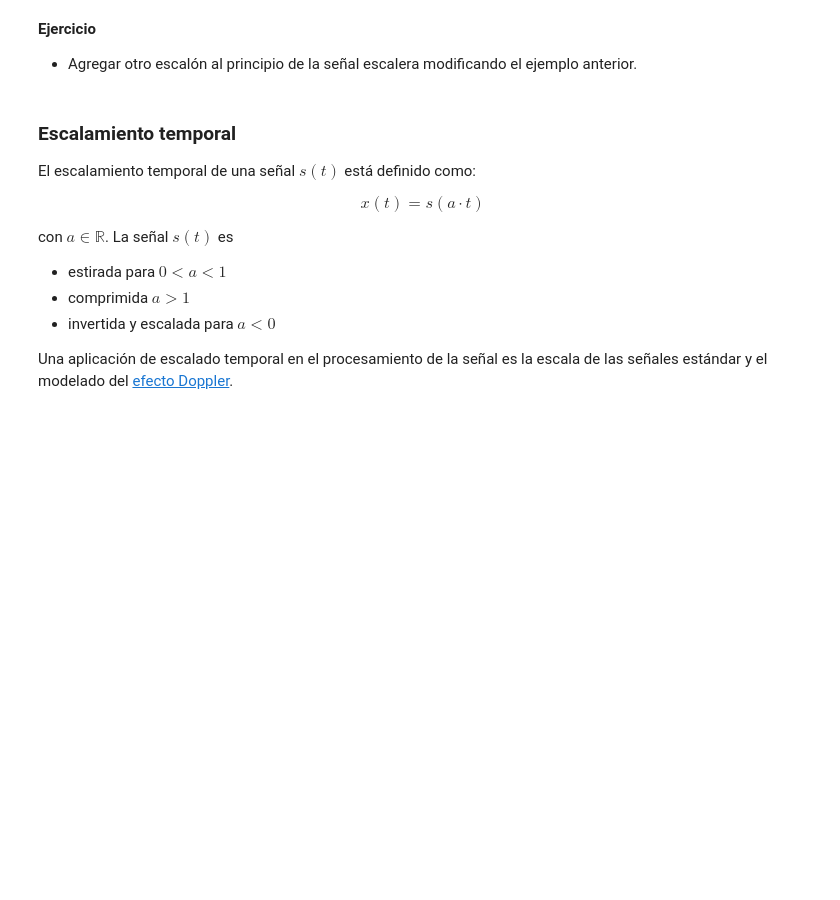
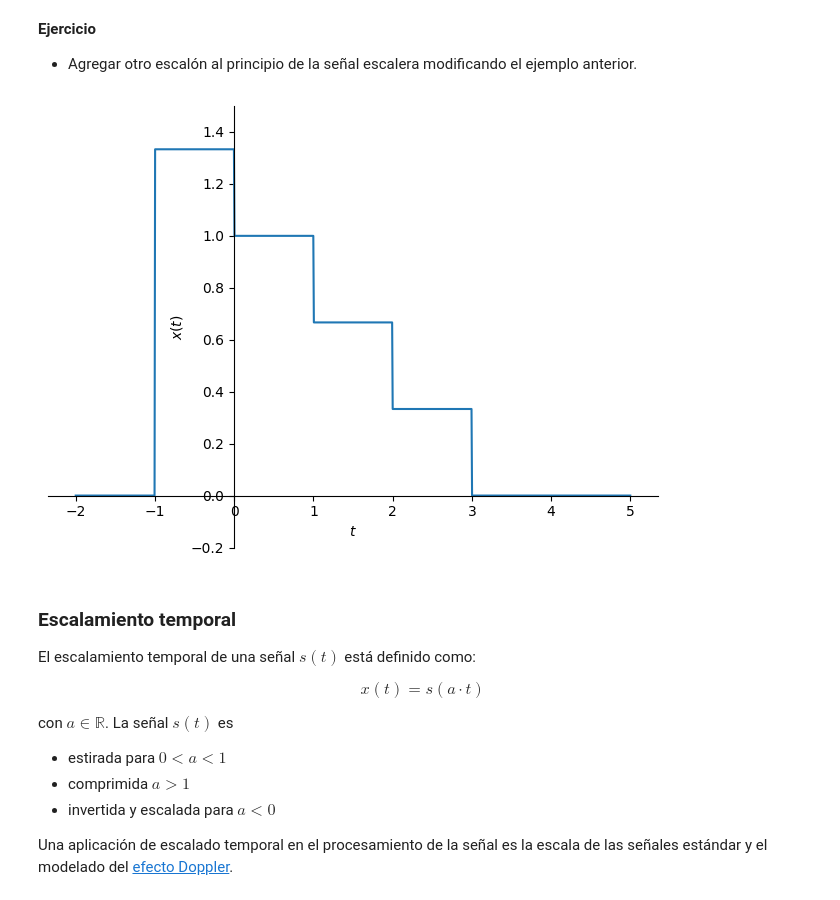
Before and after one commit to juramirezmon/Senales_y_sistemas, a Jupyter notebook: Copia_de_3_Operaciones_de_señales_continuas.ipynb, the cells around one changed output. Saved outputs shown, nothing was run; the diff lists cells and outputs as text; code cells hidden in the pictures; blank space fills up the shorter version.

```diff
--- a/Copia_de_3_Operaciones_de_señales_continuas.ipynb
+++ b/Copia_de_3_Operaciones_de_señales_continuas.ipynb
@@ -74,6 +74,11 @@ sym.plot(x, (t, -1, 5), ylim=[-0.2, 1.2], ylabel='$x(t)$');
 **Ejercicio**
 
 * Agregar otro escalón al principio de la señal escalera modificando el ejemplo anterior.
+# %%
+z = 4/3*rect.subs(t, t+1/2) + rect.subs(t, t-1/2) + 2/3*rect.subs(t, t-3/2) + 1/3*rect.subs(t, t-5/2)
+sym.plot(z, (t, -2, 5), ylim=[-0.2, 1.5], ylabel='$x(t)$');
+# %% [output]
+[figure, added]
 # %% [markdown]
 ### Escalamiento temporal
 
```
Also changed, not shown: parts of 7 cells of this notebook.
